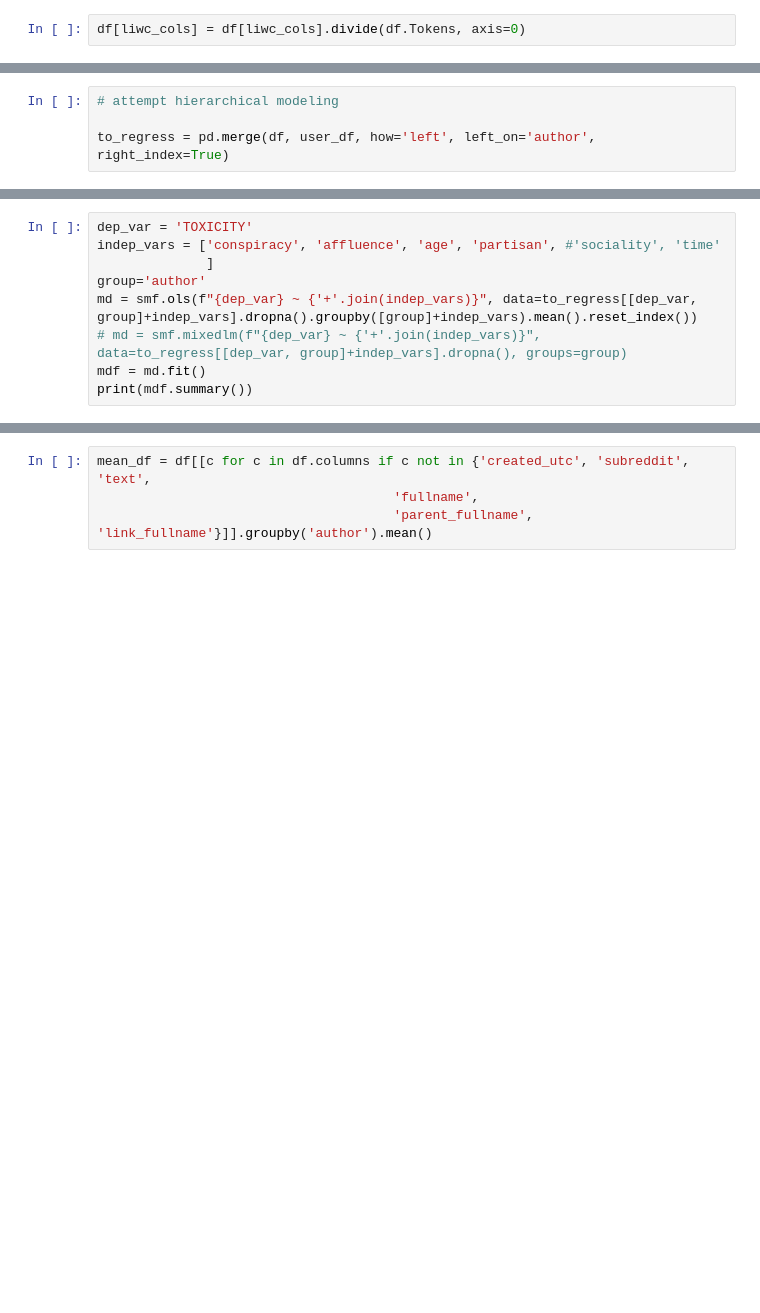
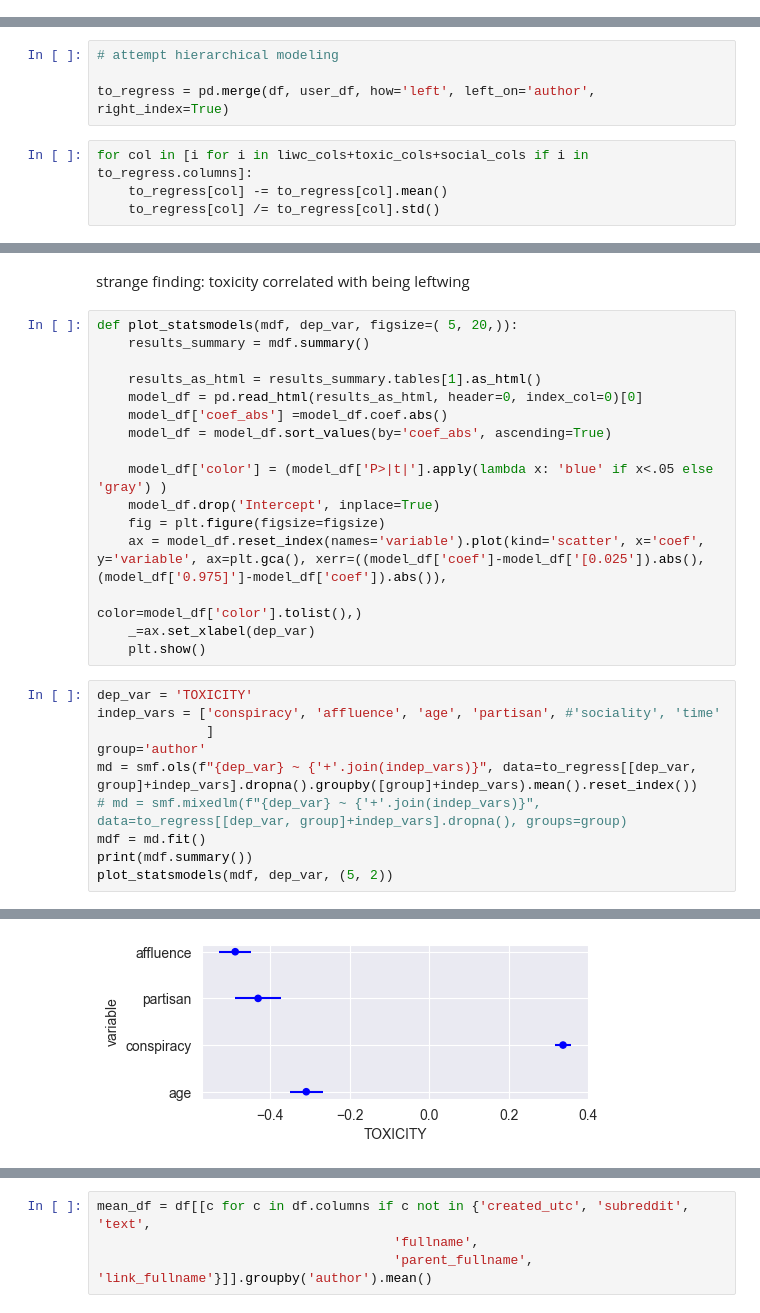
Before and after one commit to hide-ous/thrutherstoo, a Jupyter notebook: notebooks/visualize_labeling_correlates.ipynb, the cells around one changed output, grey strips where cells are left out. Drawn from its saved outputs; the diff is of its cells as text; blank space fills up the shorter version.

```diff
--- a/notebooks/visualize_labeling_correlates.ipynb
+++ b/notebooks/visualize_labeling_correlates.ipynb
@@ -319,7 +371,5 @@ toxic_cols=['ATTACK_ON_AUTHOR',
  'THREAT',
  'TOXICITY',
  'UNSUBSTANTIAL',]
-# %%
-df[liwc_cols] = df[liwc_cols].divide(df.Tokens, axis=0)
 # %%
 df.head()
@@ -337,6 +395,10 @@ user_df.head()
 # attempt hierarchical modeling
 
 to_regress = pd.merge(df, user_df, how='left', left_on='author', right_index=True)
+# %%
+for col in [i for i in liwc_cols+toxic_cols+social_cols if i in to_regress.columns]:
+    to_regress[col] -= to_regress[col].mean()
+    to_regress[col] /= to_regress[col].std()
 # %%
 
 target_var = 'conspiracy'
@@ -363,4 +425,22 @@ time Var                   0.045    2.586
 ====================================================================
+# %% [markdown]
+strange finding: toxicity correlated with being leftwing
+# %%
+def plot_statsmodels(mdf, dep_var, figsize=( 5, 20,)):
+    results_summary = mdf.summary()
+
+    results_as_html = results_summary.tables[1].as_html()
+    model_df = pd.read_html(results_as_html, header=0, index_col=0)[0]
+    model_df['coef_abs'] =model_df.coef.abs()
+    model_df = model_df.sort_values(by='coef_abs', ascending=True)
+
+    model_df['color'] = (model_df['P>|t|'].apply(lambda x: 'blue' if x<.05 else 'gray') )
+    model_df.drop('Intercept', inplace=True)
+    fig = plt.figure(figsize=figsize)
+    ax = model_df.reset_index(names='variable').plot(kind='scatter', x='coef', y='variable', ax=plt.gca(), xerr=((model_df['coef']-model_df['[0.025']).abs(), (model_df['0.975]']-model_df['coef']).abs()),
+                                                color=model_df['color'].tolist(),)
+    _=ax.set_xlabel(dep_var)
+    plt.show()
 # %%
 dep_var = 'TOXICITY'
 indep_vars = ['conspiracy', 'affluence', 'age', 'partisan', #'sociality', 'time'
@@ -370,6 +450,7 @@ md = smf.ols(f"{dep_var} ~ {'+'.join(indep_vars)}", data=to_regress[[dep_var, gr
 # md = smf.mixedlm(f"{dep_var} ~ {'+'.join(indep_vars)}", data=to_regress[[dep_var, group]+indep_vars].dropna(), groups=group)
 mdf = md.fit()
 print(mdf.summary())
+plot_statsmodels(mdf, dep_var, (5, 2))
 # %% [output]
                             OLS Regression Results
 ==============================================================================
@@ -383,11 +464,12 @@ Df Residuals:                  544881   BIC:                        -2.805e+05
 Df Model:                           4
 Covariance Type:            nonrobust
 ==============================================================================
 ... (12 lines left out)
 ==============================================================================
 
 Notes:
 [1] Standard Errors assume that the covariance matrix of the errors is correctly specified.
+[figure, added]
 # %%
 dep_var = 'conspiracy'
 indep_vars = [i for i in liwc_cols if i in to_regress.columns]+toxic_cols+social_cols
```
Also changed, not shown: parts of 49 cells of this notebook, 4 other files.
